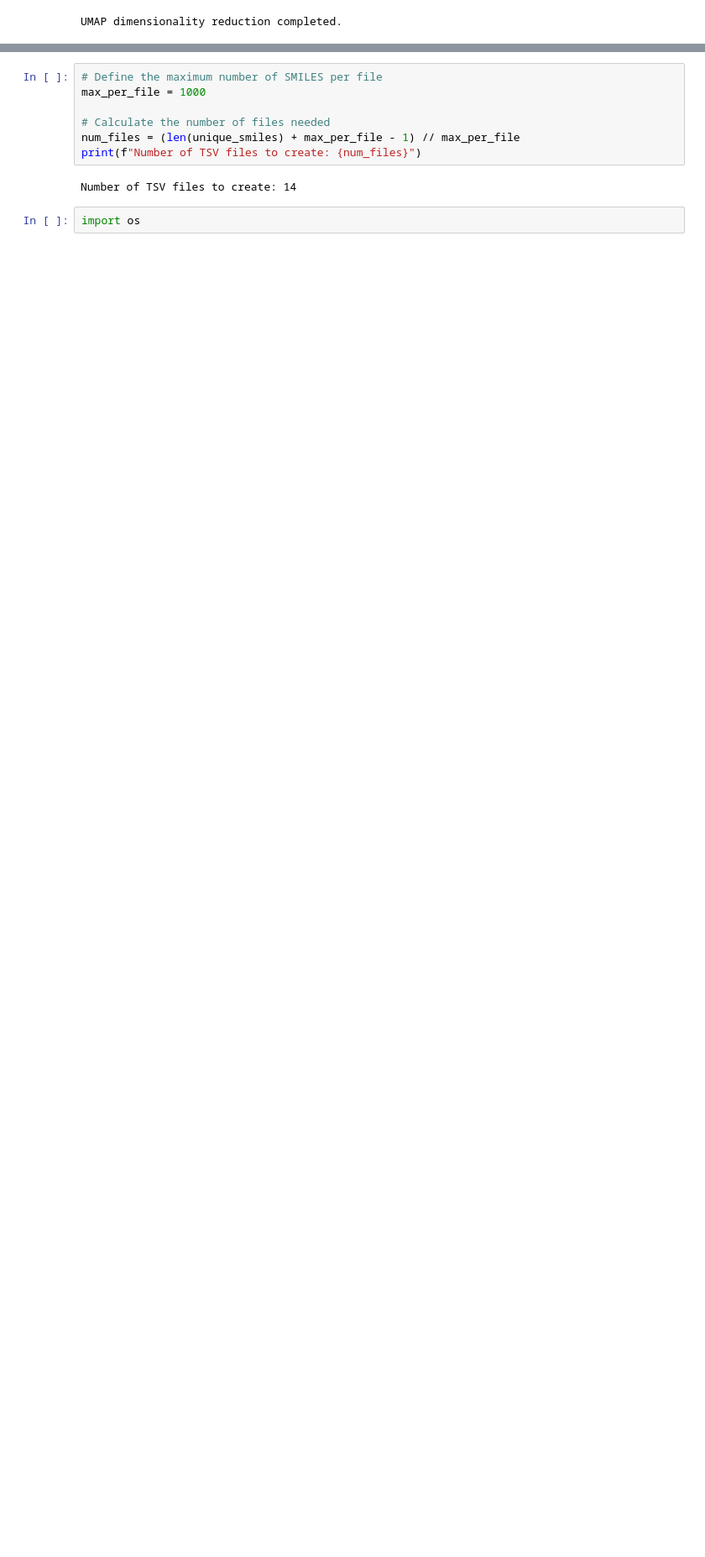
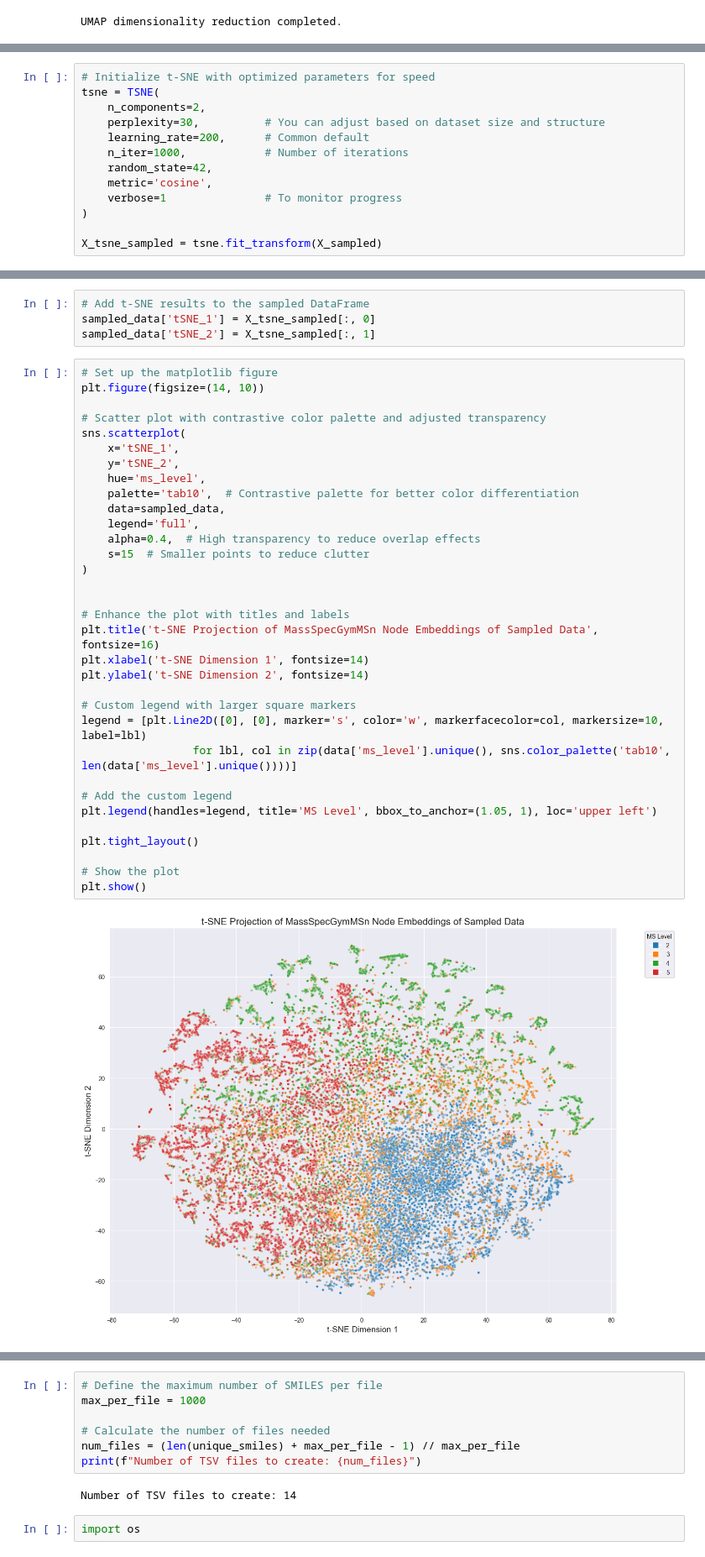
Before and after one commit to Jozefov/MassSpecGymMSn, a Jupyter notebook: notebooks/MSn/dataset_analysis/analysis_2.ipynb, the cells around one changed output, grey strips where cells are left out. Shown at 84% size. Drawn from its saved outputs; the diff is of its cells as text; blank space fills up the shorter version.

```diff
--- a/notebooks/MSn/dataset_analysis/analysis_2.ipynb
+++ b/notebooks/MSn/dataset_analysis/analysis_2.ipynb
@@ -345,0 +399,13 @@ plt.show()
+# %%
+# Initialize t-SNE with optimized parameters for speed
+tsne = TSNE(
+    n_components=2,
+    perplexity=30,          # You can adjust based on dataset size and structure
+    learning_rate=200,      # Common default
+    n_iter=1000,            # Number of iterations
+    random_state=42,
+    metric='cosine',
+    verbose=1               # To monitor progress
+)
+
+X_tsne_sampled = tsne.fit_transform(X_sampled)
@@ -345,0 +432,39 @@ plt.show()
+# %%
+# Add t-SNE results to the sampled DataFrame
+sampled_data['tSNE_1'] = X_tsne_sampled[:, 0]
+sampled_data['tSNE_2'] = X_tsne_sampled[:, 1]
+# %%
+# Set up the matplotlib figure
+plt.figure(figsize=(14, 10))
+
+# Scatter plot with contrastive color palette and adjusted transparency
+sns.scatterplot(
+    x='tSNE_1',
+    y='tSNE_2',
+    hue='ms_level',
+    palette='tab10',  # Contrastive palette for better color differentiation
+    data=sampled_data,
+    legend='full',
+    alpha=0.4,  # High transparency to reduce overlap effects
+    s=15  # Smaller points to reduce clutter
+)
+
+
+# Enhance the plot with titles and labels
+plt.title('t-SNE Projection of MassSpecGymMSn Node Embeddings of Sampled Data', fontsize=16)
+plt.xlabel('t-SNE Dimension 1', fontsize=14)
+plt.ylabel('t-SNE Dimension 2', fontsize=14)
+
+# Custom legend with larger square markers
+legend = [plt.Line2D([0], [0], marker='s', color='w', markerfacecolor=col, markersize=10, label=lbl)
+                 for lbl, col in zip(data['ms_level'].unique(), sns.color_palette('tab10', len(data['ms_level'].unique())))]
+
+# Add the custom legend
+plt.legend(handles=legend, title='MS Level', bbox_to_anchor=(1.05, 1), loc='upper left')
+
+plt.tight_layout()
+
+# Show the plot
+plt.show()
+# %% [output]
+[figure, added]
```
Also changed, not shown: parts of 9 cells of this notebook.
